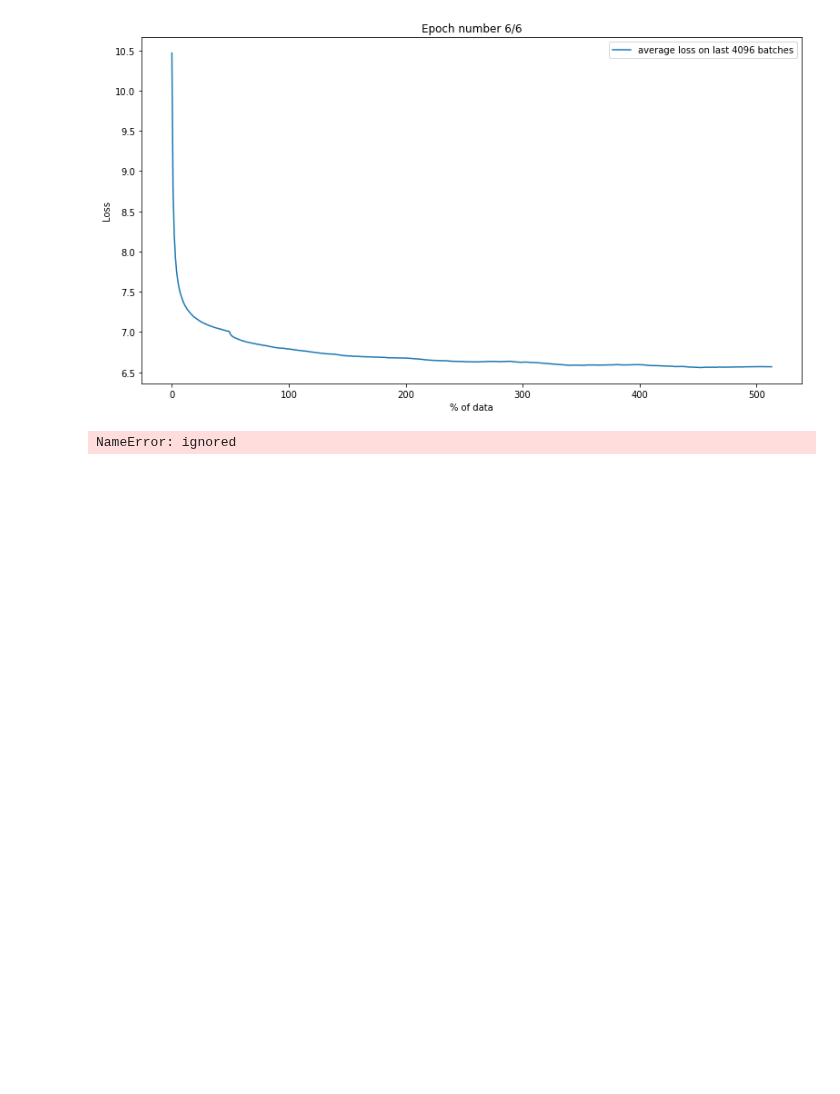
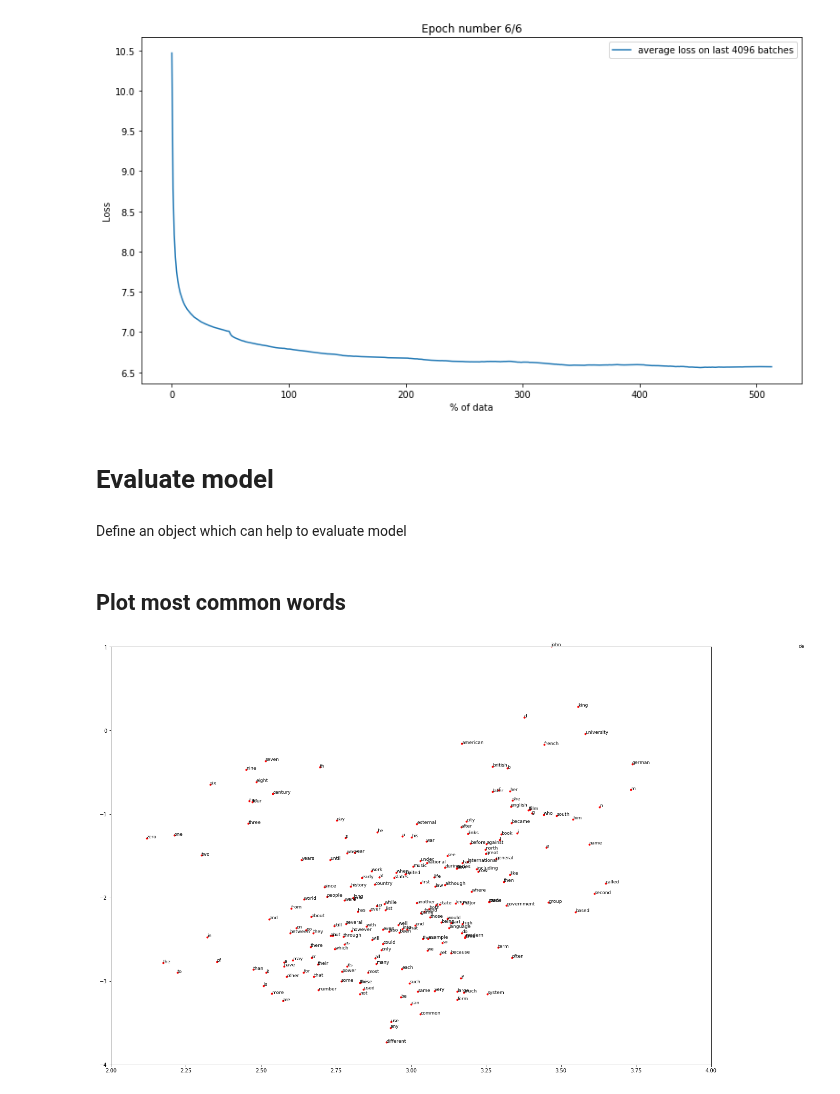
Before and after one commit to alex-kozinov/courses, a Jupyter notebook: nlp-ipavlov/Task-1/task3_word2vec.ipynb, the cells around one changed output. Cells and saved outputs as stored; diff of their text form; code cells hidden in the pictures; blank space fills up the shorter version.

```diff
--- a/nlp-ipavlov/Task-1/task3_word2vec.ipynb
+++ b/nlp-ipavlov/Task-1/task3_word2vec.ipynb
@@ -43,8 +43,10 @@ from scipy.spatial.distance import cosine as cosine_distance
 from IPython.display import clear_output
 import matplotlib.pyplot as plt
 
-USE_COLAB = True
-USE_CUDA = True
+from collections import Counter
+
+USE_COLAB = False
+USE_CUDA = False
 MOUNT_DIR = '/content/drive/'
 # %%
 if USE_COLAB:
@@ -123,7 +121,7 @@ BATCH_SIZE = 2048
 VOCABULARY_SIZE = 30000
 EMBEDDINGS_DIM = 200
 
-START_EPOCH = 0
+START_EPOCH = 6
 EPOCH_NUM = 6
 DROW_EVERY_PERCENT = 1  # percent of total batches
 
@@ -201,3 +197,7 @@ for epoch in range(START_EPOCH, EPOCH_NUM):
+# %% [markdown]
+# Evaluate model
+# %% [markdown]
+Define an object which can help to evaluate model
 # %%
 class WordWeb(object):
     def __init__(self, embed_matrix, words2tokens, tokens2words, n_neighbours=5):
@@ -216,13 +216,35 @@ class WordWeb(object):
         avg = np.zeros((1, self._matrix.shape[1]))
 
         if len(positive):
-            avg += np.mean(self.words_to_embeddings(positive), axis=0)
+            avg += np.sum(self.words_to_embeddings(positive), axis=0)
         if len(negative):
-            avg -= np.mean(self.words_to_embeddings(negative), axis=0)
+            avg -= np.sum(self.words_to_embeddings(negative), axis=0)
 
         similar = self._neighbours_model.kneighbors(avg, k_neighbors, return_distance=False)
         return self._tokens2words(similar[0])
+
+    def plot_embeddings(self, words=None, tokens=None):
+        plt.figure(figsize=(21, 15))
+        plt.xlim((2, 4))
+        plt.ylim((-4, 1))
+        if words is not None:
+            for word, token in zip(words, self._words2tokens(words)):
+                x, y = self._matrix2d[token][:2]
+                plt.scatter(x, y, marker='.', color='red')
+                plt.text(x, y, word, fontsize=9)
+        if tokens is not None:
+            for word, token in zip(self._tokens2words(tokens), tokens):
+                x, y = self._matrix2d[token][:2]
+                plt.scatter(x, y, marker='.', color='green')
+                plt.text(x, y, word, fontsize=9)
 # %%
 wweb = WordWeb(model.get_embeddings_matrix(), dataset.words_to_tokens, dataset.tokens_to_words)
-# %% [output]
-NameError: ignored
+# %% [markdown]
+## Plot most common words
+# %%
+c = Counter(corpus)
+words = c.most_common(200)
+words = [x[0] for x in words]
+wweb.plot_embeddings(words=words)
+# %% [output]
+[figure, added]
```
Also changed, not shown: parts of 19 cells of this notebook, 4 other files.
